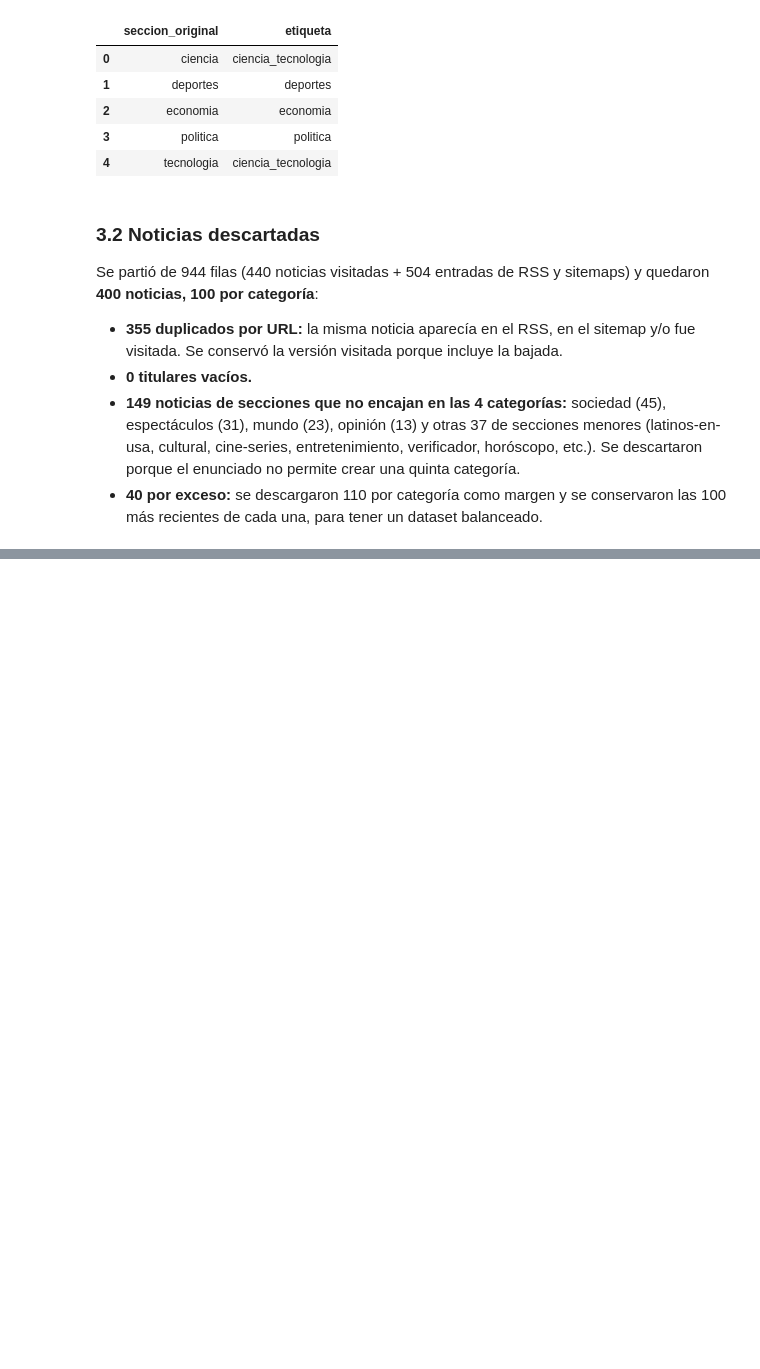
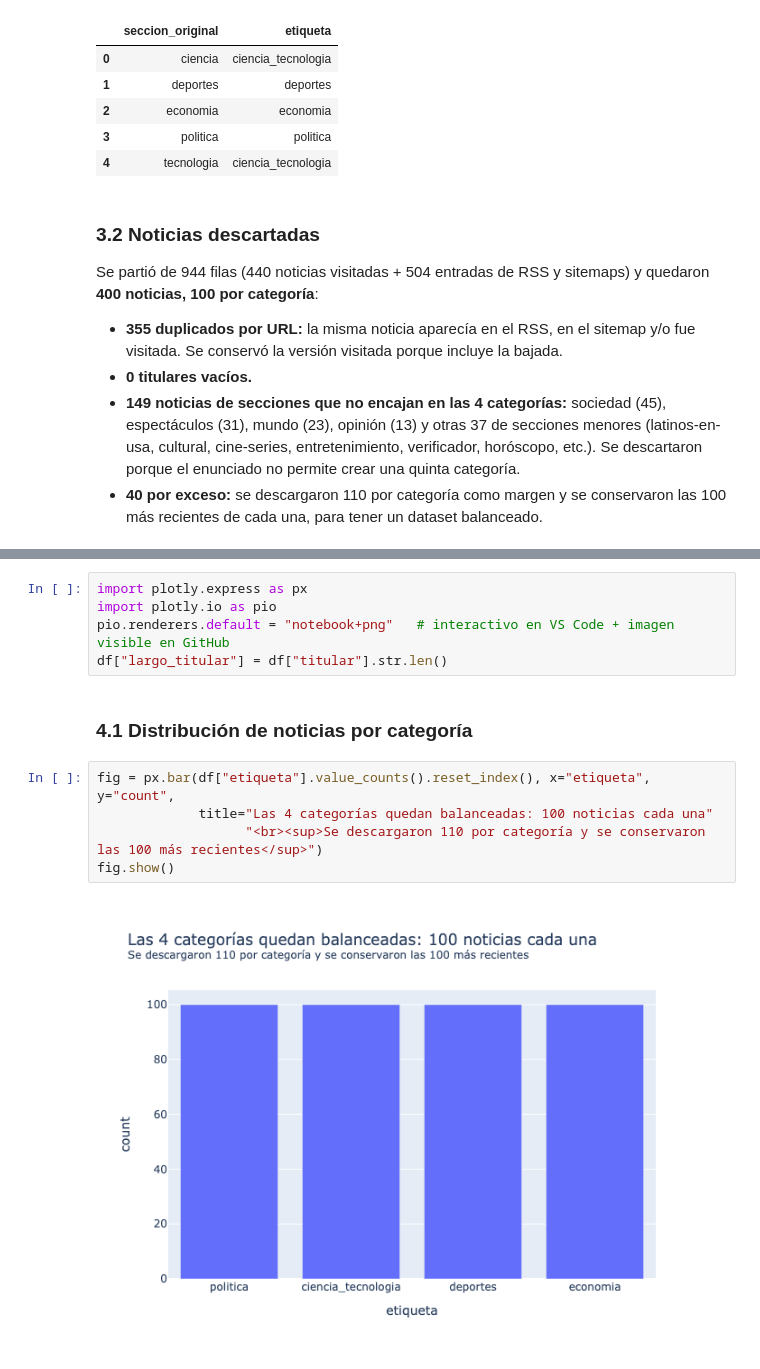
Before and after one commit to jyauric/python-intermedio-tareas, a Jupyter notebook: tarea_1/01_recoleccion.ipynb, the cells around one changed output, grey strips where cells are left out. Cells and saved outputs as stored; diff of their text form; blank space fills up the shorter version.

Commit message:
gráficos, extremos y noticias.csv (closes #1)

```diff
--- a/tarea_1/01_recoleccion.ipynb
+++ b/tarea_1/01_recoleccion.ipynb
@@ -297,0 +301,14 @@ Se partió de 944 filas (440 noticias visitadas + 504 entradas de RSS y sitemaps
+# %%
+import plotly.express as px
+import plotly.io as pio
+pio.renderers.default = "notebook+png"   # interactivo en VS Code + imagen visible en GitHub
+df["largo_titular"] = df["titular"].str.len()
+# %% [markdown]
+### 4.1 Distribución de noticias por categoría
+# %%
+fig = px.bar(df["etiqueta"].value_counts().reset_index(), x="etiqueta", y="count",
+             title="Las 4 categorías quedan balanceadas: 100 noticias cada una"
+                   "<br><sup>Se descargaron 110 por categoría y se conservaron las 100 más recientes</sup>")
+fig.show()
+# %% [output]
+[figure, added]
```
Also changed, not shown: parts of 10 cells of this notebook, 1 other file.
